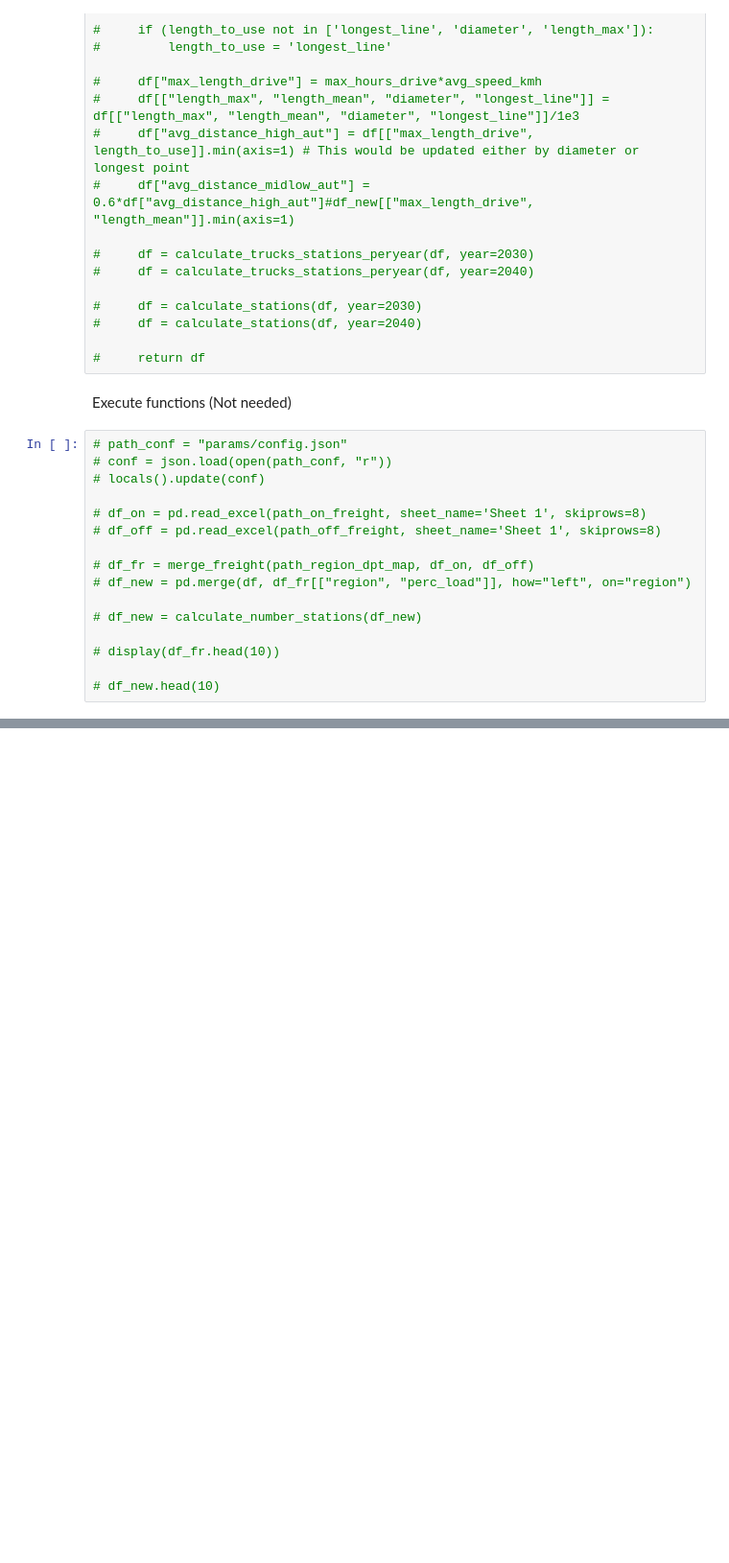
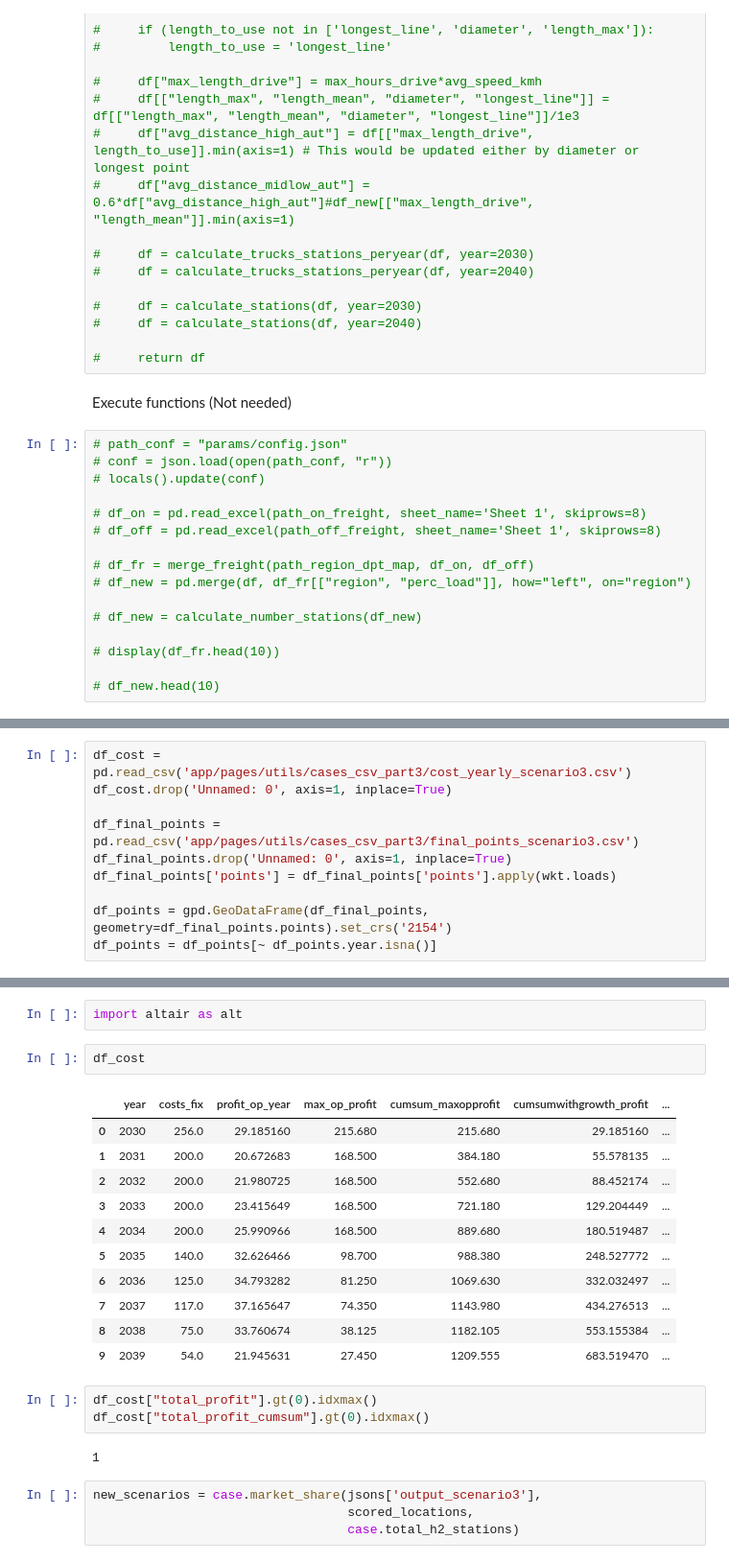
Before and after one commit to Hypatia-II/H2_stations_network, a Jupyter notebook: notebook.ipynb, the cells around one changed output, grey strips where cells are left out. Shown at 96% size. Drawn from its saved outputs; the diff is of its cells as text; blank space fills up the shorter version.

Commit message:
finished part 3 streamlit

```diff
--- a/notebook.ipynb
+++ b/notebook.ipynb
@@ -317,0 +354,10 @@ Execute functions (Not needed)
+# %%
+df_cost = pd.read_csv('app/pages/utils/cases_csv_part3/cost_yearly_scenario3.csv')
+df_cost.drop('Unnamed: 0', axis=1, inplace=True)
+
+df_final_points = pd.read_csv('app/pages/utils/cases_csv_part3/final_points_scenario3.csv')
+df_final_points.drop('Unnamed: 0', axis=1, inplace=True)
+df_final_points['points'] = df_final_points['points'].apply(wkt.loads)
+
+df_points = gpd.GeoDataFrame(df_final_points, geometry=df_final_points.points).set_crs('2154')
+df_points = df_points[~ df_points.year.isna()]
@@ -317,0 +550,25 @@ Execute functions (Not needed)
+# %%
+import altair as alt
+# %%
+df_cost
+# %% [output]
+|  | year | costs_fix | profit_op_year | max_op_profit | cumsum_maxopprofit | cumsumwithgrowth_profit | ... |
+| 0 | 2030 | 256.0 | 29.185160 | 215.680 | 215.680 | 29.185160 | ... |
+| 1 | 2031 | 200.0 | 20.672683 | 168.500 | 384.180 | 55.578135 | ... |
+| 2 | 2032 | 200.0 | 21.980725 | 168.500 | 552.680 | 88.452174 | ... |
+| 3 | 2033 | 200.0 | 23.415649 | 168.500 | 721.180 | 129.204449 | ... |
+| 4 | 2034 | 200.0 | 25.990966 | 168.500 | 889.680 | 180.519487 | ... |
+| 5 | 2035 | 140.0 | 32.626466 | 98.700 | 988.380 | 248.527772 | ... |
+| 6 | 2036 | 125.0 | 34.793282 | 81.250 | 1069.630 | 332.032497 | ... |
+| 7 | 2037 | 117.0 | 37.165647 | 74.350 | 1143.980 | 434.276513 | ... |
+| 8 | 2038 | 75.0 | 33.760674 | 38.125 | 1182.105 | 553.155384 | ... |
+| 9 | 2039 | 54.0 | 21.945631 | 27.450 | 1209.555 | 683.519470 | ... |
+# %%
+df_cost["total_profit"].gt(0).idxmax()
+df_cost["total_profit_cumsum"].gt(0).idxmax()
+# %% [output]
+1
+# %%
+new_scenarios = case.market_share(jsons['output_scenario3'],
+                                  scored_locations,
+                                  case.total_h2_stations)
```
Also changed, not shown: parts of 12 cells of this notebook, 10 other files.
